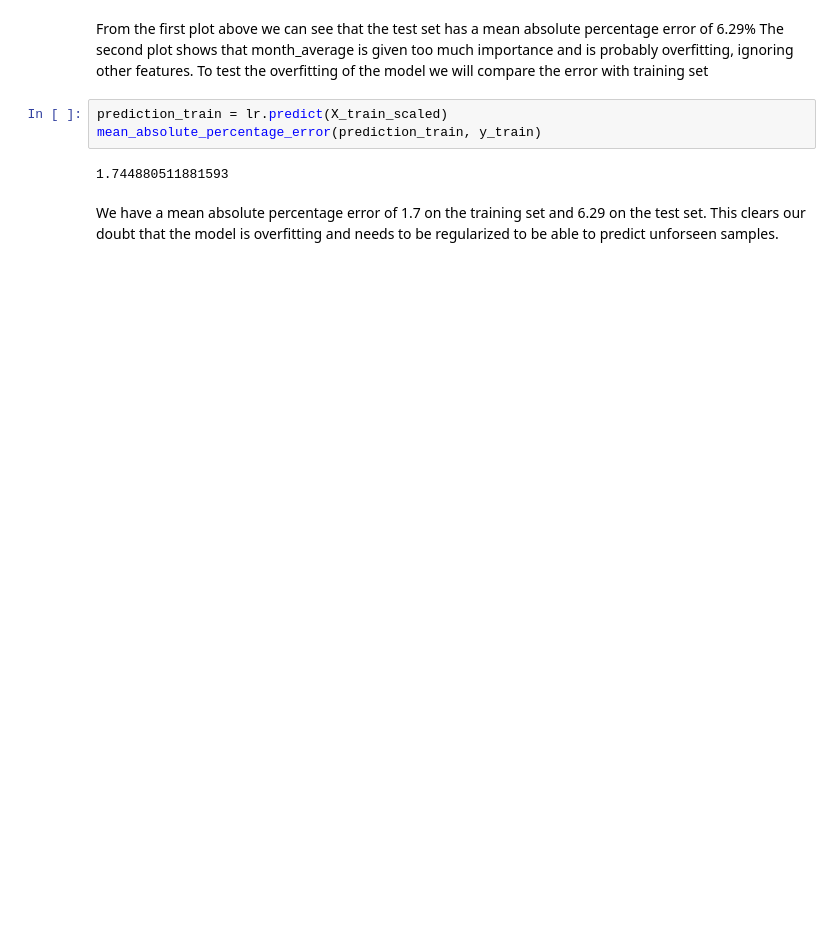
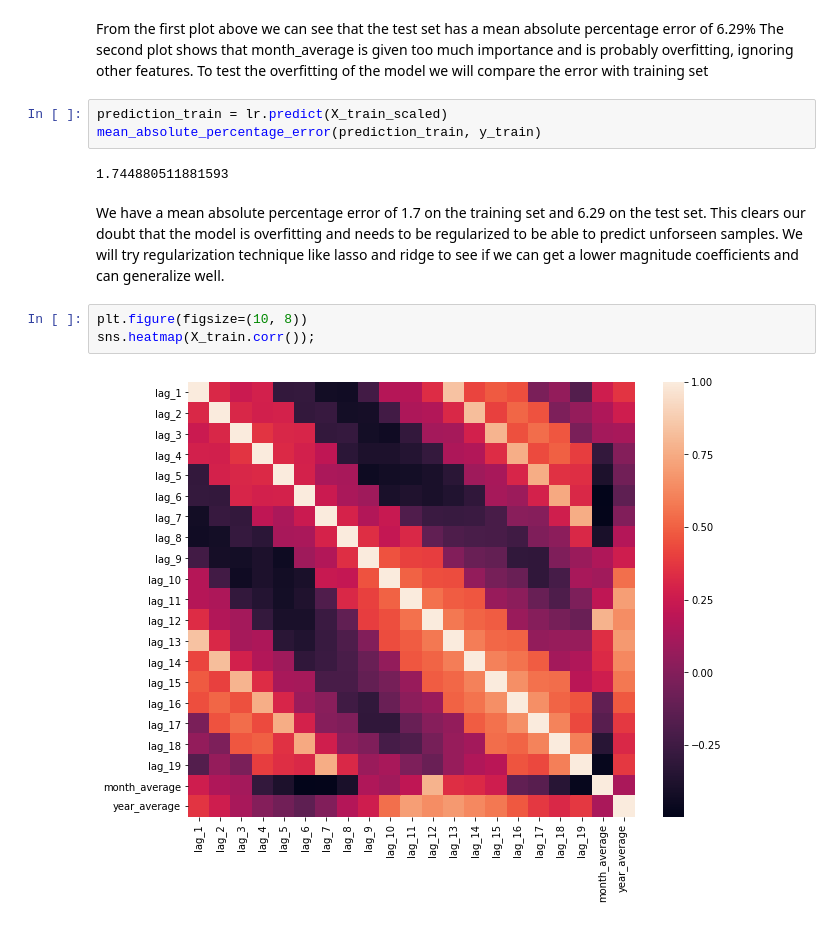
Before and after one commit to rohitmudaliar/Time-Series-Retail-Forecasting, a Jupyter notebook: Time-Series.ipynb, the cells around one changed output. Saved outputs shown, nothing was run; the diff lists cells and outputs as text; blank space fills up the shorter version.

Commit message:
Adding regularization to reduce overfitting

```diff
--- a/Time-Series.ipynb
+++ b/Time-Series.ipynb
@@ -564,4 +565,9 @@ mean_absolute_percentage_error(prediction_train, y_train)
 # %% [output]
 1.744880511881593
 # %% [markdown]
-We have a mean absolute percentage error of 1.7 on the training set and 6.29 on the test set. This clears our doubt that the model is overfitting and needs to be regularized to be able to predict unforseen samples.
+We have a mean absolute percentage error of 1.7 on the training set and 6.29 on the test set. This clears our doubt that the model is overfitting and needs to be regularized to be able to predict unforseen samples. We will try regularization technique like lasso and ridge to see if we can get a lower magnitude coefficients and can generalize well.
+# %%
+plt.figure(figsize=(10, 8))
+sns.heatmap(X_train.corr());
+# %% [output]
+[figure, added]
```
Also changed, not shown: parts of 9 cells of this notebook.
